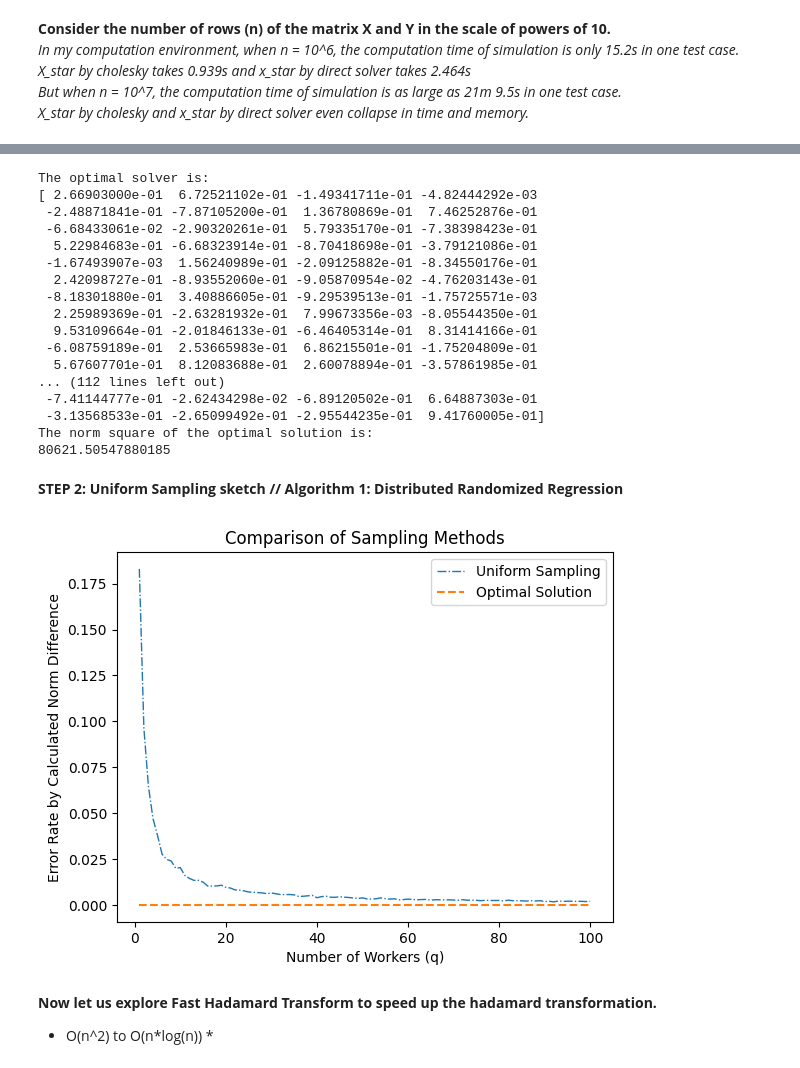
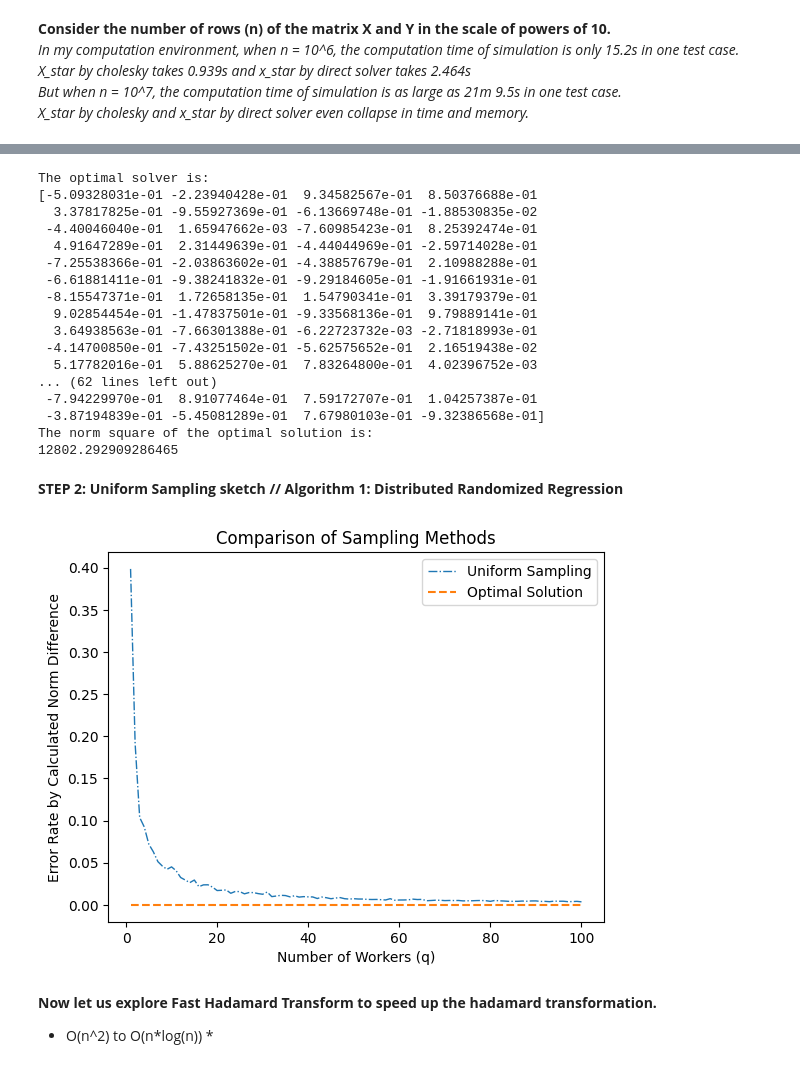
Before and after one commit to FergieLigaLlj/Statistical-Machine-Learning-Research-with-Pro.-Zhang-Zhixiang, a Jupyter notebook: Distributed Sketching for Randomized Optimization in Regression Training/step 2_Randomized Hadamard Sketch vs uniform sampling/UniformExperimentPythonHighD.ipynb, the cells around one changed output, grey strips where cells are left out. Saved outputs shown, nothing was run; the diff lists cells and outputs as text; code cells hidden in the pictures.

```diff
--- a/Distributed Sketching for Randomized Optimization in Regression Training/step 2_Randomized Hadamard Sketch vs uniform sampling/UniformExperimentPythonHighD.ipynb
+++ b/Distributed Sketching for Randomized Optimization in Regression Training/step 2_Randomized Hadamard Sketch vs uniform sampling/UniformExperimentPythonHighD.ipynb
@@ -76,8 +76,8 @@ def simulate_matrix(n, d, no_components,rho,abs_bound_X):
     return X,Y,beta,epsilon
 
 # Matrix Settled
-n = 30000                          # number of rows
-d = 500                            # number of columns
+n = 5000                          # number of rows
+d = 300                            # number of columns
 no_components = 3                  # number of levels of multivariate gaussian distribution in X
 rho = 0.8                          # autocorrelation coefficient in time series analysis
 abs_bound_X = 0.5                  # absolute bound for X to set elements to be 0
@@ -209,27 +209,27 @@ print("The norm square of the optimal solution is:")
 print(norm_Star)
 # %% [output]
 The optimal solver is:
-[ 2.66903000e-01  6.72521102e-01 -1.49341711e-01 -4.82444292e-03
- -2.48871841e-01 -7.87105200e-01  1.36780869e-01  7.46252876e-01
- -6.68433061e-02 -2.90320261e-01  5.79335170e-01 -7.38398423e-01
-  5.22984683e-01 -6.68323914e-01 -8.70418698e-01 -3.79121086e-01
- -1.67493907e-03  1.56240989e-01 -2.09125882e-01 -8.34550176e-01
-  2.42098727e-01 -8.93552060e-01 -9.05870954e-02 -4.76203143e-01
- -8.18301880e-01  3.40886605e-01 -9.29539513e-01 -1.75725571e-03
-  2.25989369e-01 -2.63281932e-01  7.99673356e-03 -8.05544350e-01
-  9.53109664e-01 -2.01846133e-01 -6.46405314e-01  8.31414166e-01
- -6.08759189e-01  2.53665983e-01  6.86215501e-01 -1.75204809e-01
-  5.67607701e-01  8.12083688e-01  2.60078894e-01 -3.57861985e-01
-... (112 lines left out)
- -7.41144777e-01 -2.62434298e-02 -6.89120502e-01  6.64887303e-01
- -3.13568533e-01 -2.65099492e-01 -2.95544235e-01  9.41760005e-01]
+[-5.09328031e-01 -2.23940428e-01  9.34582567e-01  8.50376688e-01
+  3.37817825e-01 -9.55927369e-01 -6.13669748e-01 -1.88530835e-02
+ -4.40046040e-01  1.65947662e-03 -7.60985423e-01  8.25392474e-01
+  4.91647289e-01  2.31449639e-01 -4.44044969e-01 -2.59714028e-01
+ -7.25538366e-01 -2.03863602e-01 -4.38857679e-01  2.10988288e-01
+ -6.61881411e-01 -9.38241832e-01 -9.29184605e-01 -1.91661931e-01
+ -8.15547371e-01  1.72658135e-01  1.54790341e-01  3.39179379e-01
+  9.02854454e-01 -1.47837501e-01 -9.33568136e-01  9.79889141e-01
+  3.64938563e-01 -7.66301388e-01 -6.22723732e-03 -2.71818993e-01
+ -4.14700850e-01 -7.43251502e-01 -5.62575652e-01  2.16519438e-02
+  5.17782016e-01  5.88625270e-01  7.83264800e-01  4.02396752e-03
+... (62 lines left out)
+ -7.94229970e-01  8.91077464e-01  7.59172707e-01  1.04257387e-01
+ -3.87194839e-01 -5.45081289e-01  7.67980103e-01 -9.32386568e-01]
 The norm square of the optimal solution is:
-80621.50547880185
+12802.292909286465
 # %% [markdown]
 **STEP 2: Uniform Sampling sketch // Algorithm 1: Distributed Randomized Regression**
 # %%
 # e.g. our desired sketching size is m = 1000
-m = 3000
+m = 1000
 # Algorithm 1 inserting inside uniform sampling: Distributed Randomized Regression
 
 # S_k @ A here is just computed as A [uniformly_sampled_index]
@@ -239,34 +239,34 @@ def uniform_sampling_1(X,Y,n,m,q):
     Y = np.array(Y)
     x_hat_list = []
     for k in range(q):
         index = np.random.choice(n, size=m, replace=False)
         X_sk = X[index]
         Y_sk = Y[index]
         L,low = cho_factor(X_sk.T@X_sk)
         x_hat = cho_solve((L,low),X_sk.T@Y_sk)
         x_hat_list.append(x_hat)
     x_bar = sum(x_hat_list) / q
     return x_bar
 import matplotlib.pyplot as plt
 # Calculate the error rate for each method
 error_uniform = []
 error_star = np.zeros((100,1))
 for q in range(1, 101):  # adjust the range as needed
     x_bar_uniform = uniform_sampling_1(X, Y, n, m, q)
     error = error_ratio(X, Y, x_bar_uniform, x_Star)
     error_uniform.append(error)  # uniform sampling error
 
 # Create the plot
 plt.plot(range(1, 101), error_uniform, label='Uniform Sampling',linestyle = '-.',linewidth = 1)
 plt.plot(range(1, 101), error_star, label='Optimal Solution', linestyle='--')
 
 plt.xlabel('Number of Workers (q)')
 plt.ylabel('Error Rate by Calculated Norm Difference')
 plt.title('Comparison of Sampling Methods')
 plt.legend()
 plt.show()
 # %% [output]
-[figure, old version]
+[figure, new version]
 # %% [markdown]
 **Now let us explore Fast Hadamard Transform to speed up the hadamard transformation.**<br>
 * O(n^2) to O(n*log(n)) *
```
Also changed, not shown: parts of 3 cells of this notebook, 2 other files.
